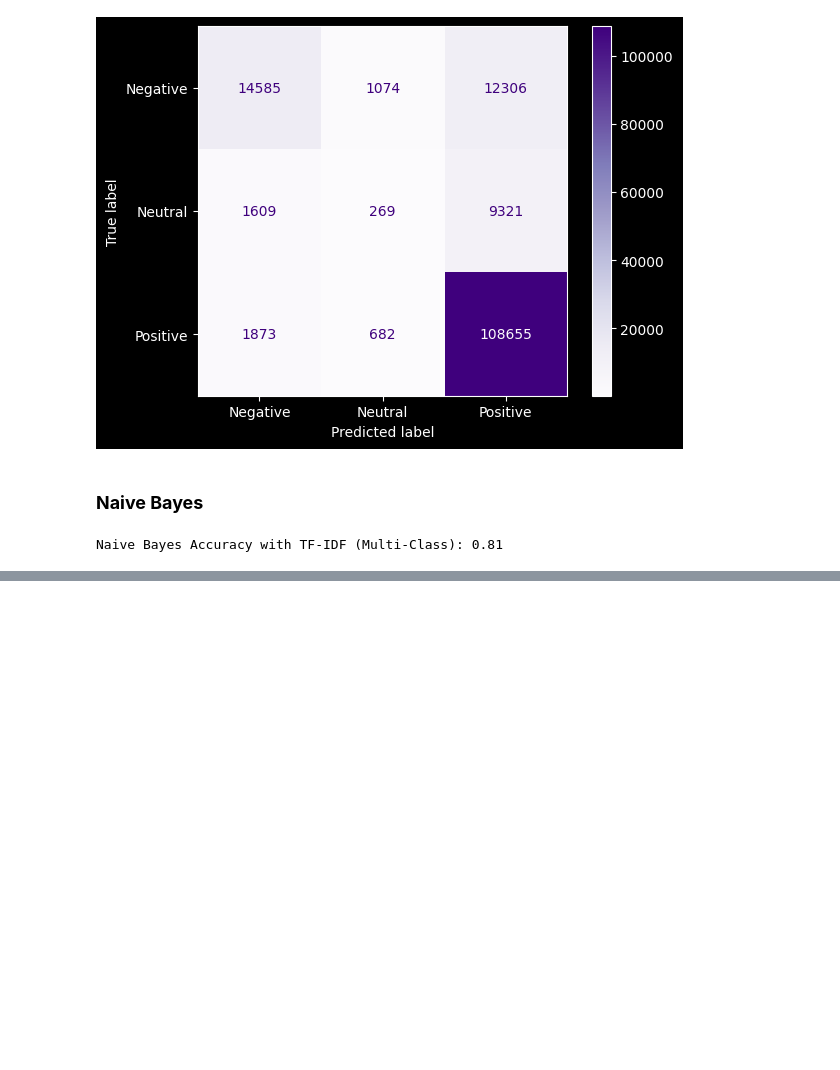
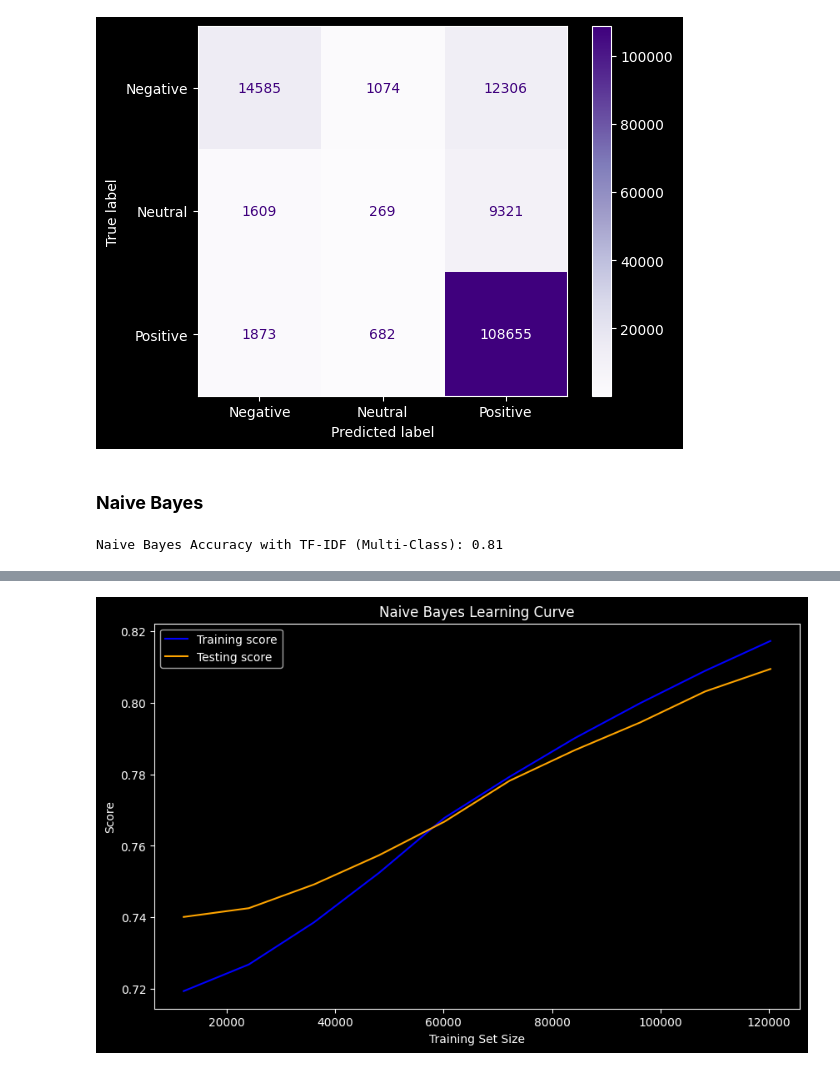
Before and after one commit to erwincarlogonzales/nlp-app, a Jupyter notebook: nlp.ipynb, the cells around one changed output, grey strips where cells are left out. Drawn from its saved outputs; the diff is of its cells as text; code cells hidden in the pictures; blank space fills up the shorter version.

Commit message:
finished naive bayes learning curves

```diff
--- a/nlp.ipynb
+++ b/nlp.ipynb
@@ -659 +655,22 @@ plt.show()
 [figure]
+# %%
+import numpy as np
+from sklearn.model_selection import learning_curve
+
+# Calculate learning curves
+train_sizes, train_scores, test_scores = learning_curve(nb_classifier, X, y,
+                                                        cv=5,
+                                                        n_jobs=-1,
+                                                        train_sizes=np.linspace(0.1, 1.0, 10))
+
+# Plot the curve
+plt.figure(figsize=(10, 6))
+plt.plot(train_sizes, np.mean(train_scores, axis=1), label='Training score', color='blue')
+plt.plot(train_sizes, np.mean(test_scores, axis=1), label='Testing score', color='orange')
+plt.title('Naive Bayes Learning Curve')
+plt.xlabel('Training Set Size')
+plt.ylabel('Score')
+plt.legend(loc='best')
+plt.show()
+# %% [output]
+[figure, added]
```
Also changed, not shown: parts of 11 cells of this notebook, 2 other files.
